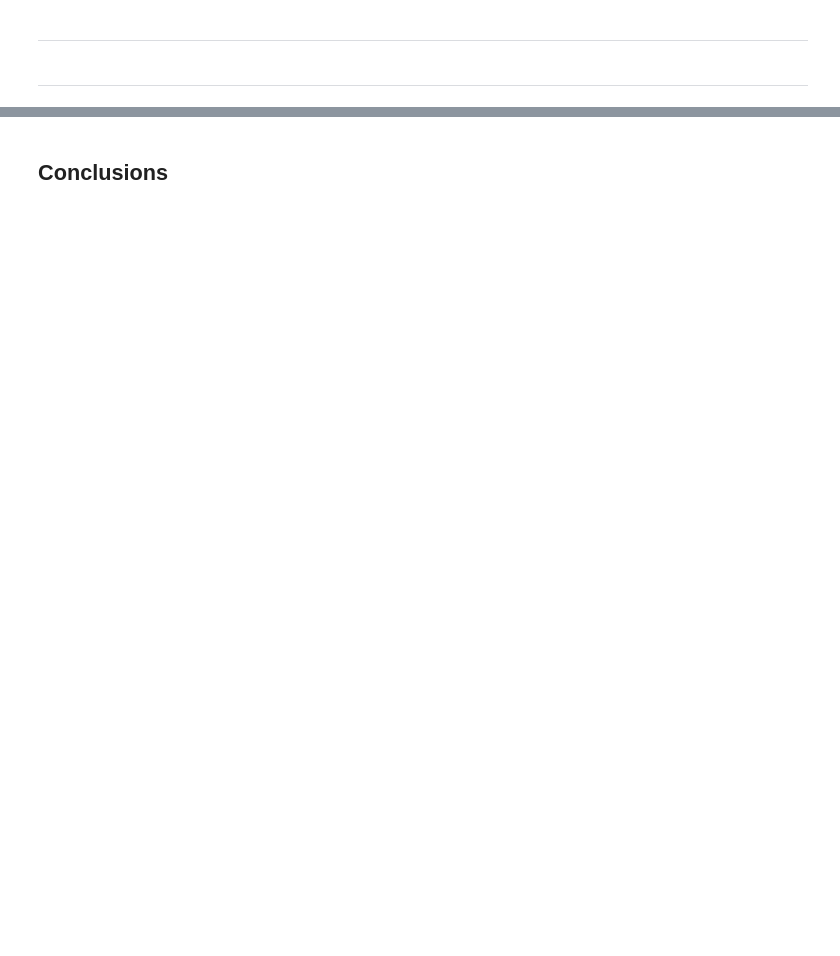
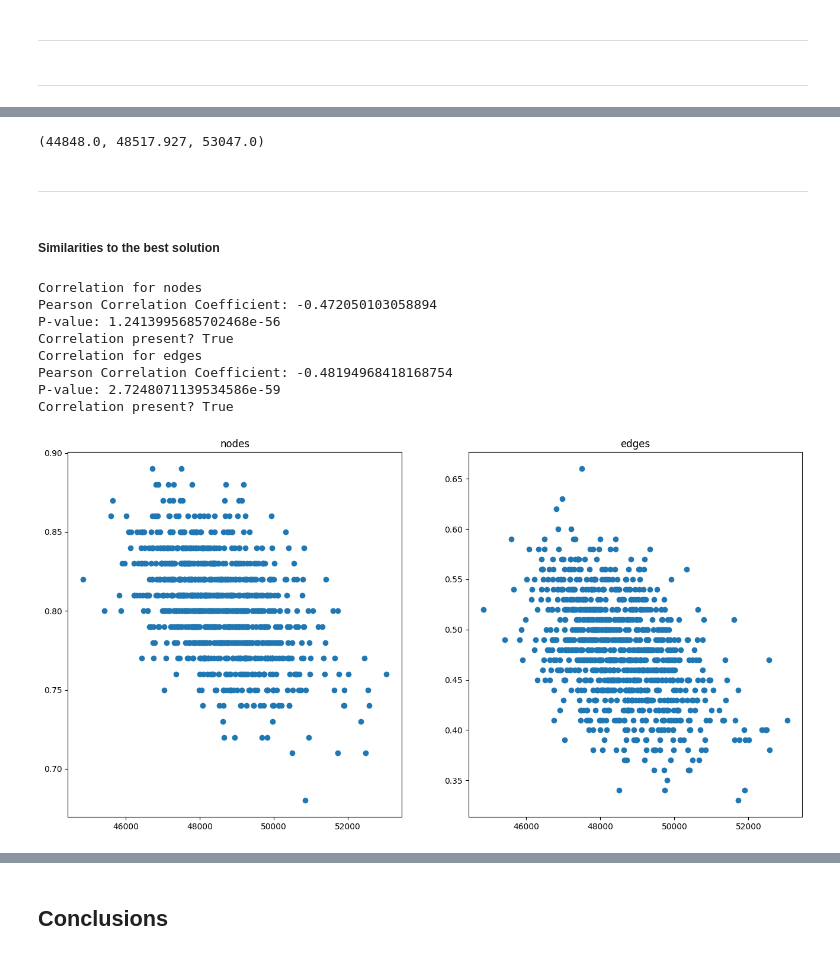
Before and after one commit to Antsol1000/ec, a Jupyter notebook: notebooks/report_8/8_global_convexity.ipynb, the cells around one changed output, grey strips where cells are left out. Cells and saved outputs as stored; diff of their text form; code cells hidden in the pictures; blank space fills up the shorter version.

Commit message:
report 8

```diff
--- a/notebooks/report_8/8_global_convexity.ipynb
+++ b/notebooks/report_8/8_global_convexity.ipynb
@@ -150,0 +184,5 @@ with open('c_avg_similarities.json', 'w', encoding='utf-8') as f:
+# %%
+with open('../report_7/best_solutions_d.json', 'r', encoding='utf-8') as f:
+    d_best_solution = json.load(f)[1]
+
+tspd.get_solution_cost(d_best_solution)
@@ -150,0 +191,6 @@ with open('c_avg_similarities.json', 'w', encoding='utf-8') as f:
+# %%
+%%time
+random.seed(13)
+np.random.seed(13)
+
+d_solutions = generate_solutions(tspd, n_solutions)
@@ -150,0 +200,24 @@ with open('c_avg_similarities.json', 'w', encoding='utf-8') as f:
+# %%
+d_costs = get_costs(tspd, d_solutions)
+min(d_costs), sum(d_costs) / len(d_costs), max(d_costs)
+# %% [output]
+(44848.0, 48517.927, 53047.0)
+# %%
+d_to_best_similarities = get_to_best_similarities(d_best_solution, d_solutions)
+d_avg_similarities = get_avg_similarities(d_solutions)
+# %% [markdown]
+---
+# %% [markdown]
+##### Similarities to the best solution
+# %%
+plot(d_costs, d_to_best_similarities)
+# %% [output]
+Correlation for nodes
+Pearson Correlation Coefficient: -0.472050103058894
+P-value: 1.2413995685702468e-56
+Correlation present? True
+Correlation for edges
+Pearson Correlation Coefficient: -0.48194968418168754
+P-value: 2.7248071139534586e-59
+Correlation present? True
+[figure, added]
```
Also changed, not shown: parts of 25 cells of this notebook, 7 other files.
